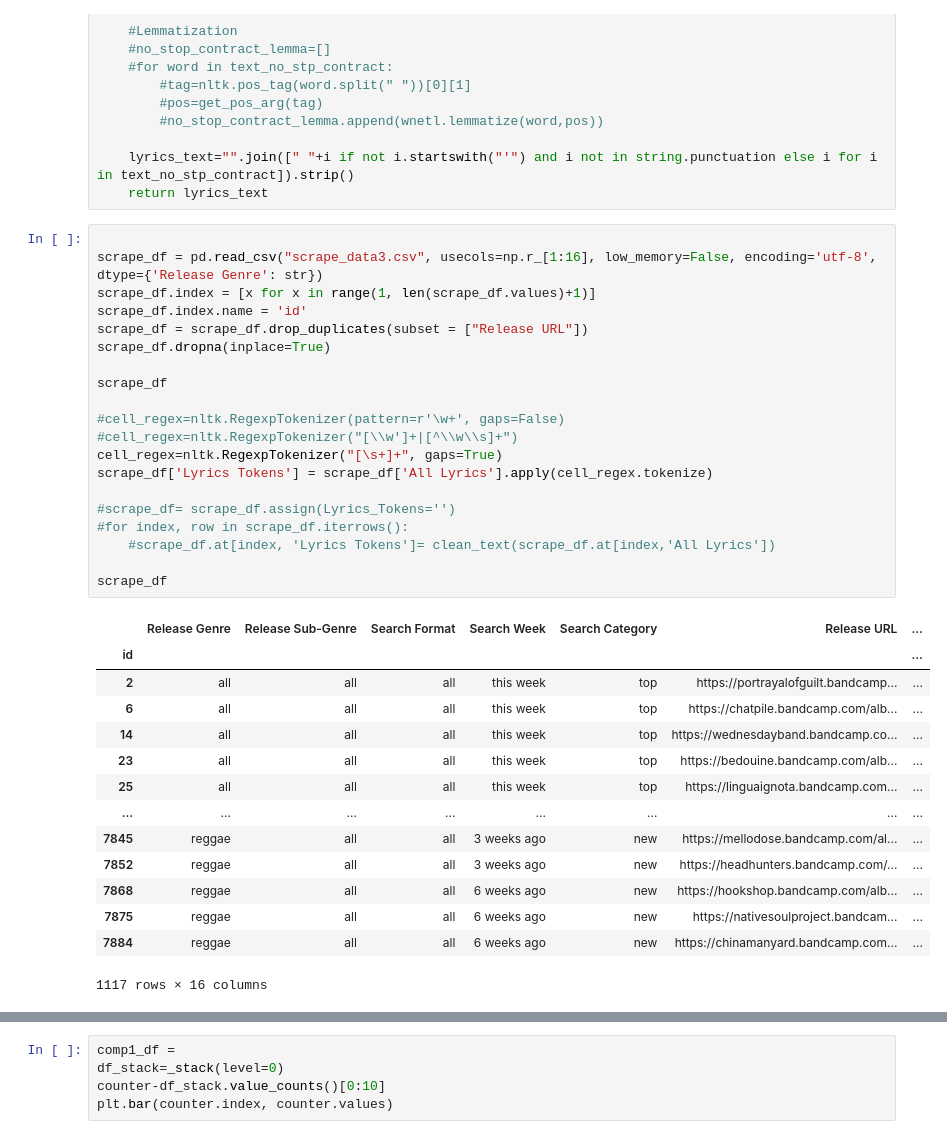
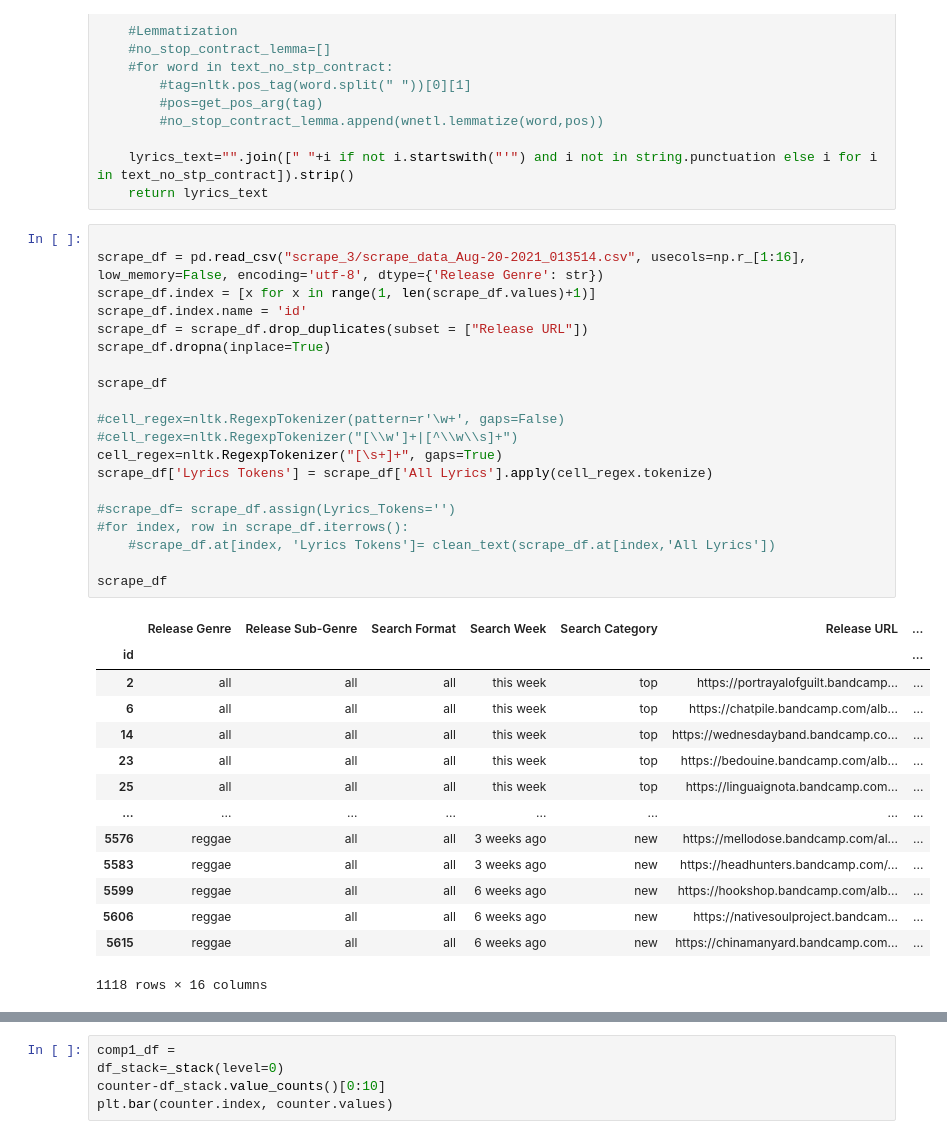
Before and after one commit to samrubicon/COMP4447_FinalProject, a Jupyter notebook: nlp.ipynb, the cells around one changed output, grey strips where cells are left out. Saved outputs shown, nothing was run; the diff lists cells and outputs as text.

```diff
--- a/nlp.ipynb
+++ b/nlp.ipynb
@@ -35,39 +35,39 @@ def clean_text(row):
     return lyrics_text
 # %%
 
-scrape_df = pd.read_csv("scrape_data3.csv", usecols=np.r_[1:16], low_memory=False, encoding='utf-8', dtype={'Release Genre': str})
+scrape_df = pd.read_csv("scrape_3/scrape_data_Aug-20-2021_013514.csv", usecols=np.r_[1:16], low_memory=False, encoding='utf-8', dtype={'Release Genre': str})
 scrape_df.index = [x for x in range(1, len(scrape_df.values)+1)]
 scrape_df.index.name = 'id'
 scrape_df = scrape_df.drop_duplicates(subset = ["Release URL"])
 scrape_df.dropna(inplace=True)
 
 scrape_df
 
 #cell_regex=nltk.RegexpTokenizer(pattern=r'\w+', gaps=False)
 #cell_regex=nltk.RegexpTokenizer("[\\w']+|[^\\w\\s]+")
 cell_regex=nltk.RegexpTokenizer("[\s+]+", gaps=True)
 scrape_df['Lyrics Tokens'] = scrape_df['All Lyrics'].apply(cell_regex.tokenize)
 
 #scrape_df= scrape_df.assign(Lyrics_Tokens='')
 #for index, row in scrape_df.iterrows():
     #scrape_df.at[index, 'Lyrics Tokens']= clean_text(scrape_df.at[index,'All Lyrics'])
 
 scrape_df
 # %% [output]
 |  | Release Genre | Release Sub-Genre | Search Format | Search Week | Search Category | Release URL | ... |
 | id |  |  |  |  |  |  | ... |
 | 2 | all | all | all | this week | top | https://portrayalofguilt.bandcamp... | ... |
 | 6 | all | all | all | this week | top | https://chatpile.bandcamp.com/alb... | ... |
 | 14 | all | all | all | this week | top | https://wednesdayband.bandcamp.co... | ... |
 | 23 | all | all | all | this week | top | https://bedouine.bandcamp.com/alb... | ... |
 | 25 | all | all | all | this week | top | https://linguaignota.bandcamp.com... | ... |
 | ... | ... | ... | ... | ... | ... | ... | ... |
-| 7845 | reggae | all | all | 3 weeks ago | new | https://mellodose.bandcamp.com/al... | ... |
-| 7852 | reggae | all | all | 3 weeks ago | new | https://headhunters.bandcamp.com/... | ... |
-| 7868 | reggae | all | all | 6 weeks ago | new | https://hookshop.bandcamp.com/alb... | ... |
-| 7875 | reggae | all | all | 6 weeks ago | new | https://nativesoulproject.bandcam... | ... |
-| 7884 | reggae | all | all | 6 weeks ago | new | https://chinamanyard.bandcamp.com... | ... |
+| 5576 | reggae | all | all | 3 weeks ago | new | https://mellodose.bandcamp.com/al... | ... |
+| 5583 | reggae | all | all | 3 weeks ago | new | https://headhunters.bandcamp.com/... | ... |
+| 5599 | reggae | all | all | 6 weeks ago | new | https://hookshop.bandcamp.com/alb... | ... |
+| 5606 | reggae | all | all | 6 weeks ago | new | https://nativesoulproject.bandcam... | ... |
+| 5615 | reggae | all | all | 6 weeks ago | new | https://chinamanyard.bandcamp.com... | ... |
-1117 rows × 16 columns
+1118 rows × 16 columns
 # %%
 scrape_df['Release Genre'].value_counts()#unique()
 # %% [output]
```
Also changed, not shown: parts of 9 cells of this notebook.
